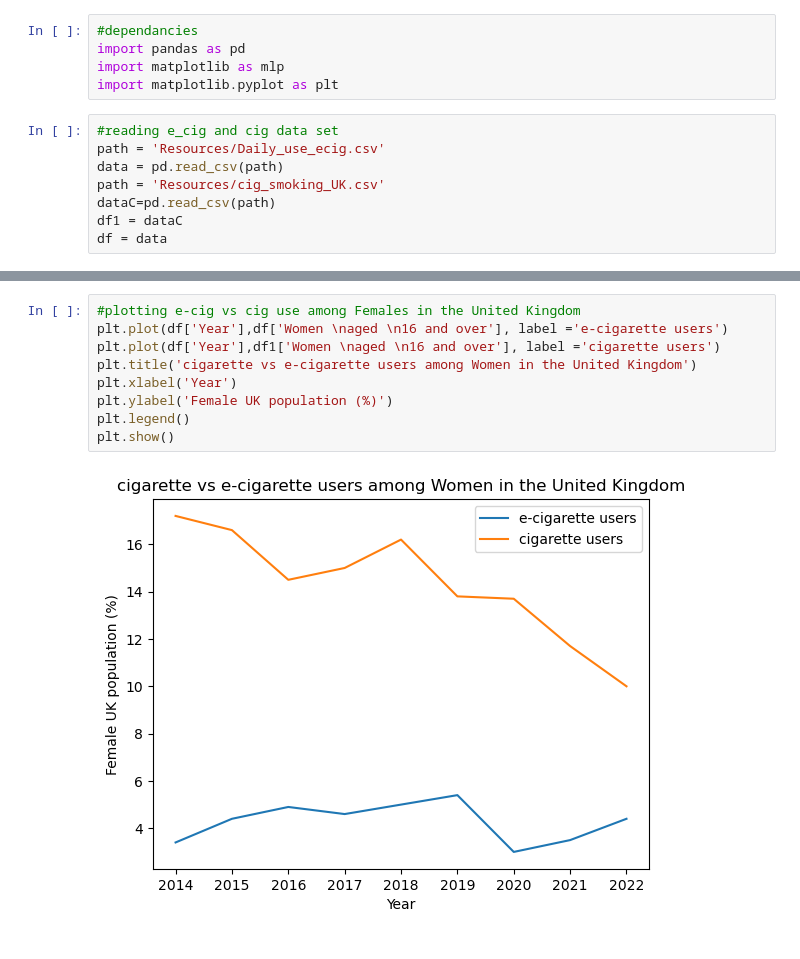
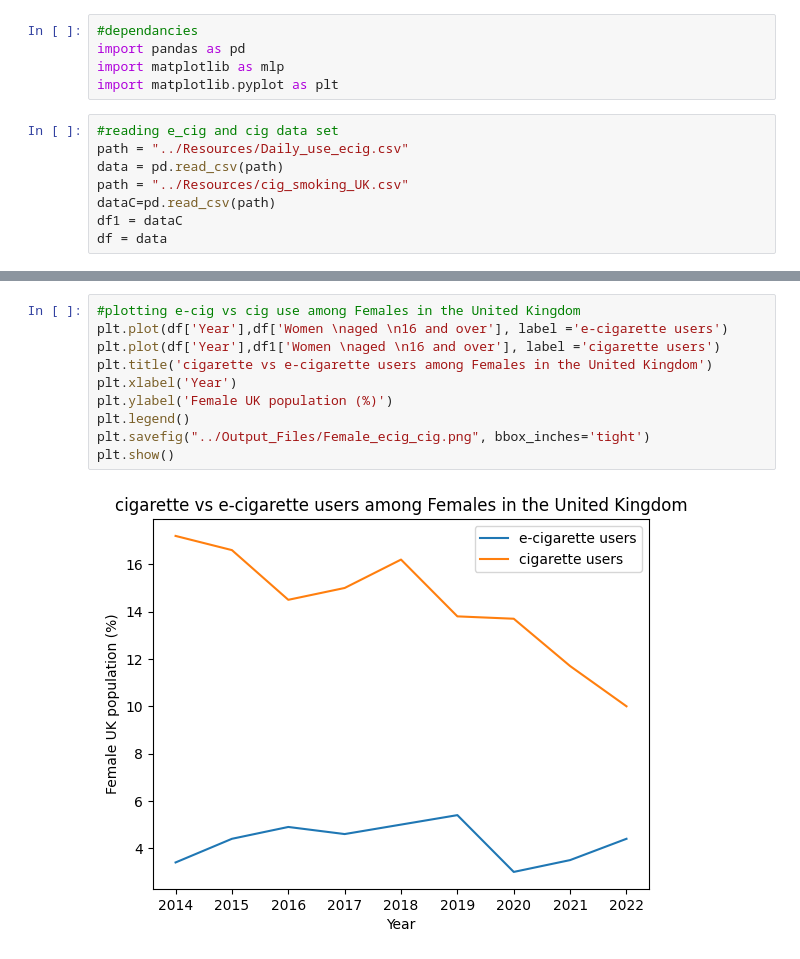
Before and after one commit to Sueraaa/project1-group5, a Jupyter notebook: Project_1/Code/GBR_e_cig.ipynb, the cells around one changed output, grey strips where cells are left out. Saved outputs shown, nothing was run; the diff lists cells and outputs as text.

```diff
--- a/Project_1/Code/GBR_e_cig.ipynb
+++ b/Project_1/Code/GBR_e_cig.ipynb
@@ -5,9 +5,9 @@ import matplotlib as mlp
 import matplotlib.pyplot as plt
 # %%
 #reading e_cig and cig data set
-path = 'Resources/Daily_use_ecig.csv'
+path = "../Resources/Daily_use_ecig.csv"
 data = pd.read_csv(path)
-path = 'Resources/cig_smoking_UK.csv'
+path = "../Resources/cig_smoking_UK.csv"
 dataC=pd.read_csv(path)
 df1 = dataC
 df = data
@@ -70,14 +74,15 @@ plt.show()
 # %%
 #plotting e-cig vs cig use among Females in the United Kingdom
 plt.plot(df['Year'],df['Women \naged \n16 and over'], label ='e-cigarette users')
 plt.plot(df['Year'],df1['Women \naged \n16 and over'], label ='cigarette users')
-plt.title('cigarette vs e-cigarette users among Women in the United Kingdom')
+plt.title('cigarette vs e-cigarette users among Females in the United Kingdom')
 plt.xlabel('Year')
 plt.ylabel('Female UK population (%)')
 plt.legend()
+plt.savefig("../Output_Files/Female_ecig_cig.png", bbox_inches='tight')
 plt.show()
 # %% [output]
-[figure, old version]
+[figure, new version]
 # %%
 #plotting e-cig use with male and female split
 plt.plot(df['Year'],df['Men \naged \n16 and over'],label='Men aged 16 years and above')
```
Also changed, not shown: parts of 7 cells of this notebook.
